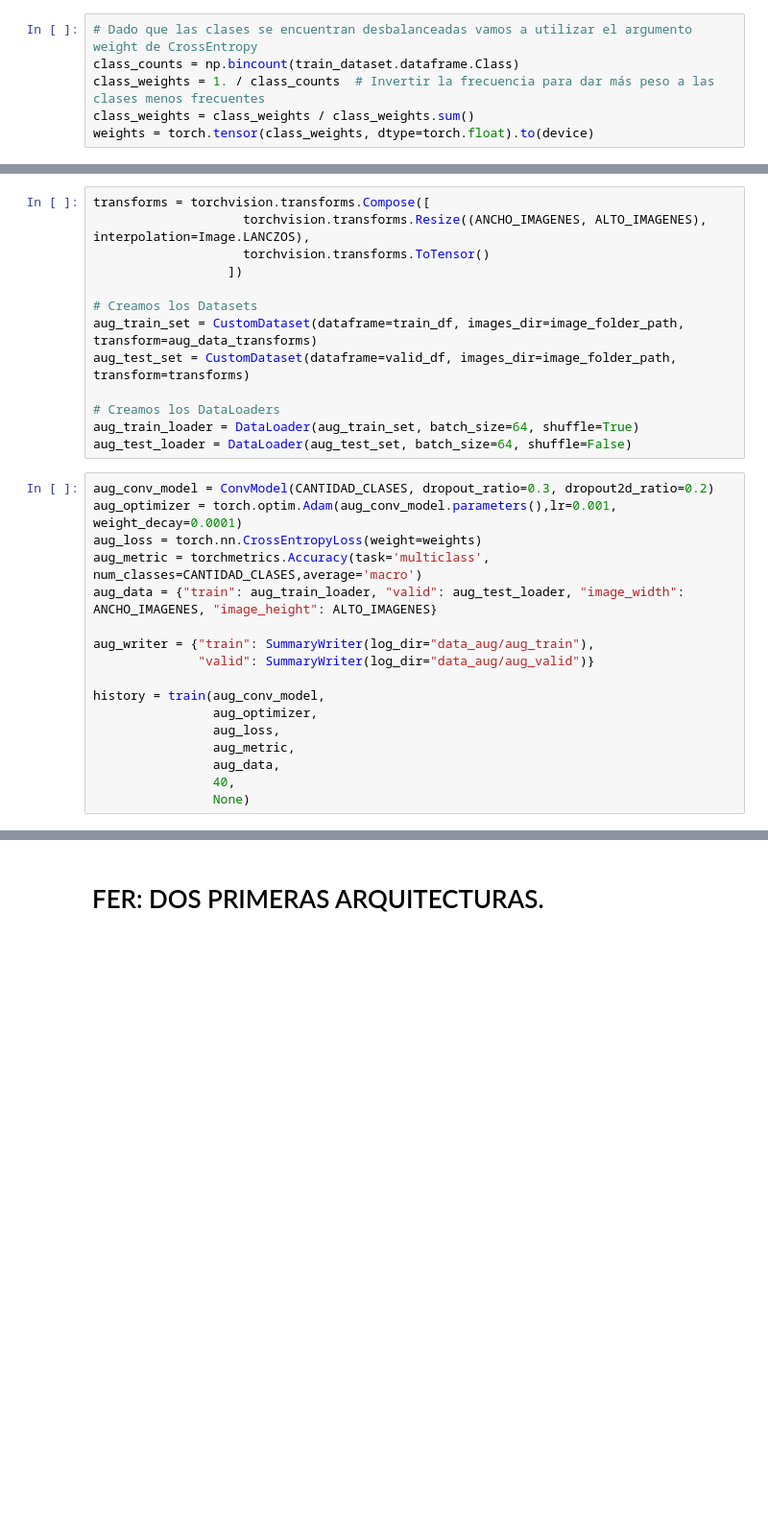
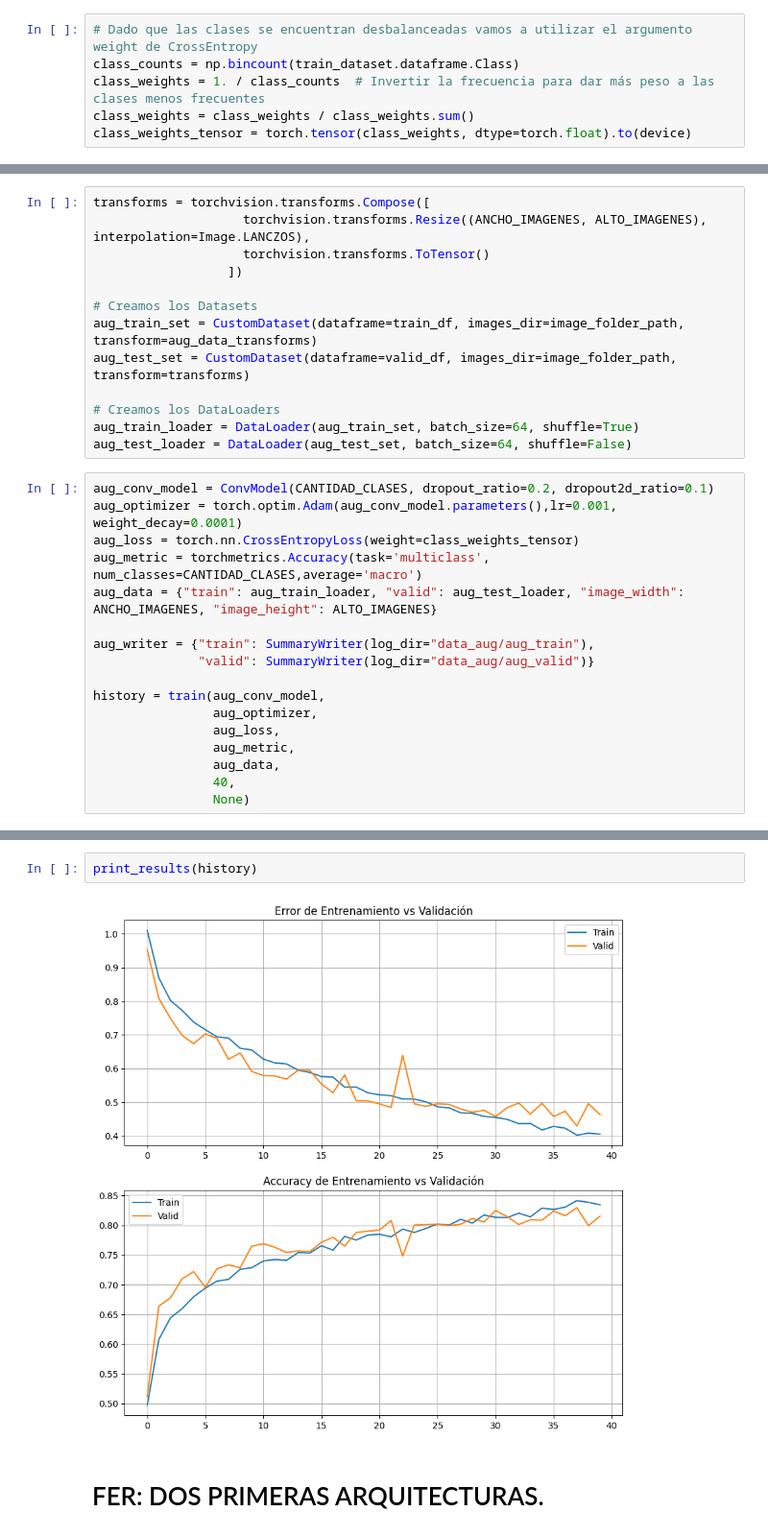
Before and after one commit to vasconcelosfer/ComputerVisionII, a Jupyter notebook: TP_VPC2_V0.ipynb, the cells around one changed output, grey strips where cells are left out. Shown at 96% size. Drawn from its saved outputs; the diff is of its cells as text; blank space fills up the shorter version.

```diff
--- a/TP_VPC2_V0.ipynb
+++ b/TP_VPC2_V0.ipynb
@@ -517,7 +536,7 @@ def train(model, optimizer, criterion, metric, data, epochs, tb_writer=None):
 class_counts = np.bincount(train_dataset.dataframe.Class)
 class_weights = 1. / class_counts  # Invertir la frecuencia para dar más peso a las clases menos frecuentes
 class_weights = class_weights / class_weights.sum()
-weights = torch.tensor(class_weights, dtype=torch.float).to(device)
+class_weights_tensor = torch.tensor(class_weights, dtype=torch.float).to(device)
 # %%
 noaug_conv_model = ConvModel(CANTIDAD_CLASES, dropout_ratio=0.4, dropout2d_ratio=0.3)
 noaug_optimizer = torch.optim.Adam(noaug_conv_model.parameters(), lr=0.001, weight_decay=0.001)
@@ -595,9 +614,9 @@ aug_test_set = CustomDataset(dataframe=valid_df, images_dir=image_folder_path, t
 aug_train_loader = DataLoader(aug_train_set, batch_size=64, shuffle=True)
 aug_test_loader = DataLoader(aug_test_set, batch_size=64, shuffle=False)
 # %%
-aug_conv_model = ConvModel(CANTIDAD_CLASES, dropout_ratio=0.3, dropout2d_ratio=0.2)
+aug_conv_model = ConvModel(CANTIDAD_CLASES, dropout_ratio=0.2, dropout2d_ratio=0.1)
 aug_optimizer = torch.optim.Adam(aug_conv_model.parameters(),lr=0.001, weight_decay=0.0001)
-aug_loss = torch.nn.CrossEntropyLoss(weight=weights)
+aug_loss = torch.nn.CrossEntropyLoss(weight=class_weights_tensor)
 aug_metric = torchmetrics.Accuracy(task='multiclass', num_classes=CANTIDAD_CLASES,average='macro')
 aug_data = {"train": aug_train_loader, "valid": aug_test_loader, "image_width": ANCHO_IMAGENES, "image_height": ALTO_IMAGENES}
 
@@ -614,3 +651,7 @@ history = train(aug_conv_model,
+# %%
+print_results(history)
+# %% [output]
+[figure, added]
 # %% [markdown]
 # FER: DOS PRIMERAS ARQUITECTURAS.
 # %% [markdown]
```
Also changed, not shown: parts of 19 cells of this notebook.
